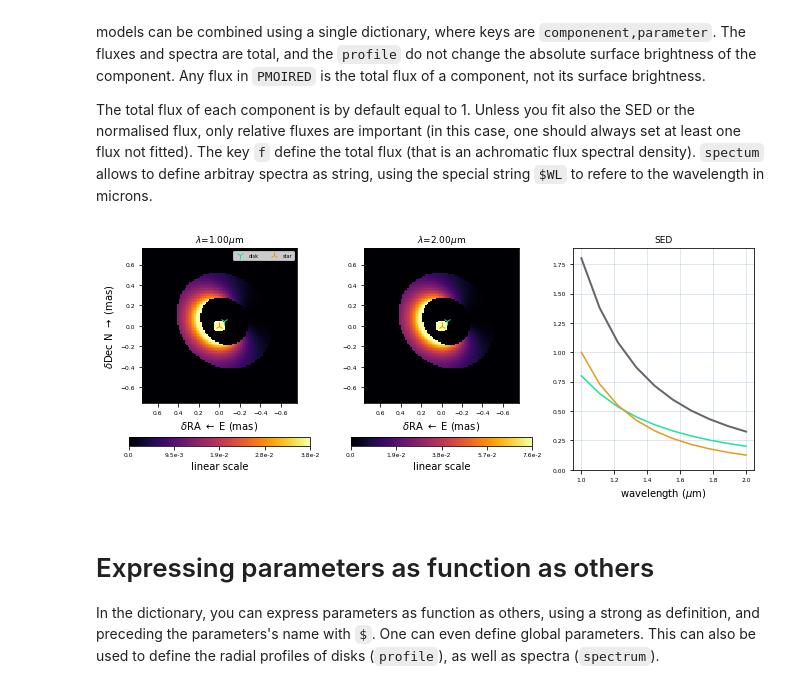
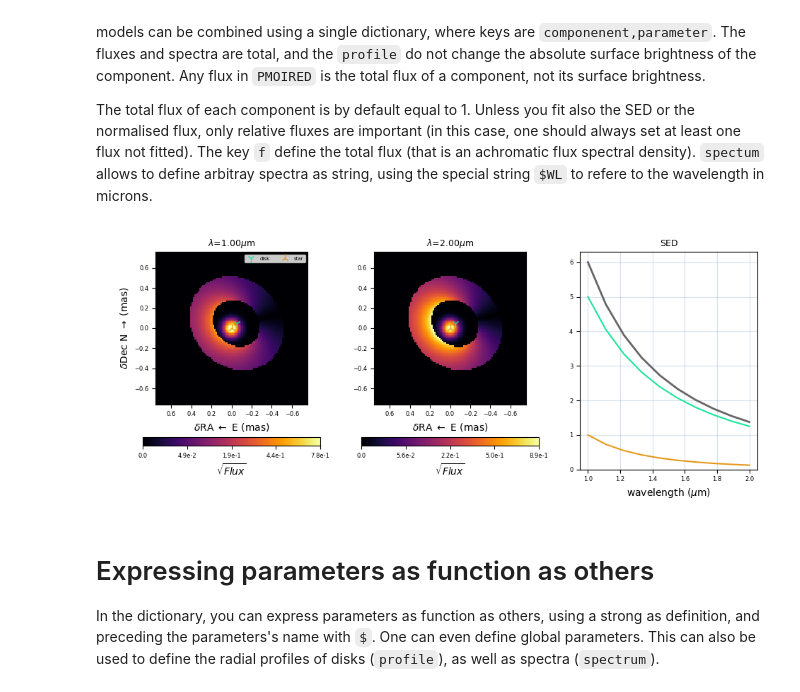
Before and after one commit to amerand/PMOIRED, a Jupyter notebook: Model definitions and examples.ipynb, the cells around one changed output. Saved outputs shown, nothing was run; the diff lists cells and outputs as text; code cells hidden in the pictures.

```diff
--- a/Model definitions and examples.ipynb
+++ b/Model definitions and examples.ipynb
@@ -127,23 +128,23 @@ The total flux of each component is by default equal to 1. Unless you fit also t
 # %%
 model = {'disk,diamin':0.5,
          'disk,diamout':1,
          'disk,profile':'$R**-2',
          'disk,az amp1':1,
          'disk,az projang1':60,
          'disk,projang':45,
          'disk,incl':-30,
          'disk,x':-0.05,
          'disk,y':0.05,
-         'disk,spectrum':'0.8*($WL)**-2',
-         'star,ud':0.1,
+         'disk,spectrum':'5*($WL)**-2',
+         'star,fwhm':0.1,
          'star,spectrum':'$WL**-3',
         }
 
 # -- show just the image: Field of view "imFov" has to be defined
 # -- imMax='95' means it cuts at the 95 percentile of the surface brightness
-oi.showModel(model, WL=WL, imFov=1.5, showSED=True, imMax='95', imWl0=[1.0, 3.0])
+oi.showModel(model, WL=WL, imFov=1.5, showSED=True, imMax='99.9', imPow=0.5, imWl0=[1.0, 3.0])
 # %% [output]
-[figure, old version]
+[figure, new version]
 # %% [markdown]
 # Expressing parameters as function as others
 
```
Also changed, not shown: parts of 9 cells of this notebook.
